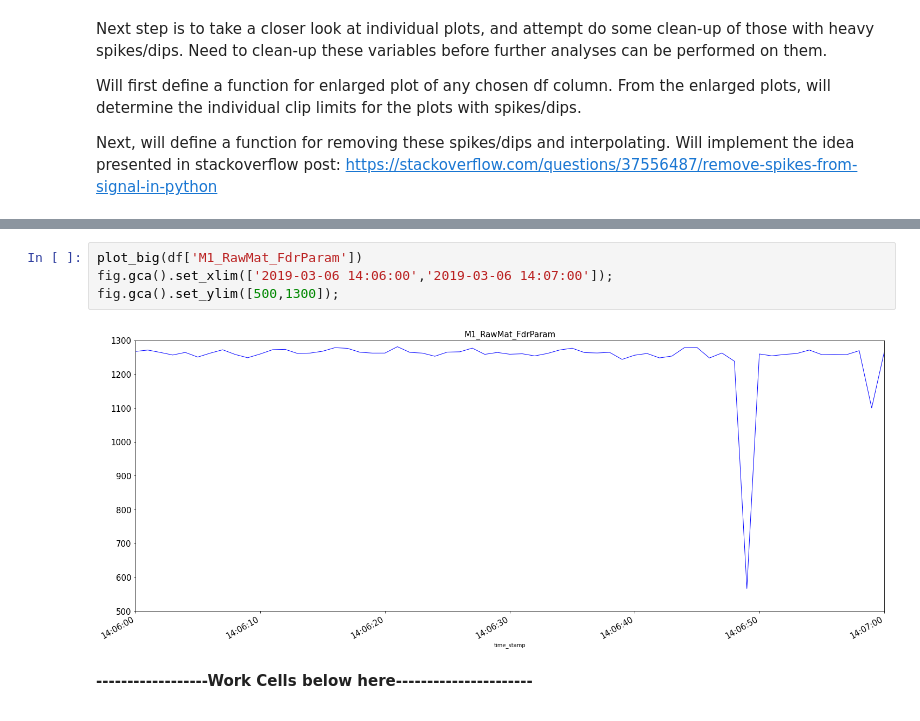
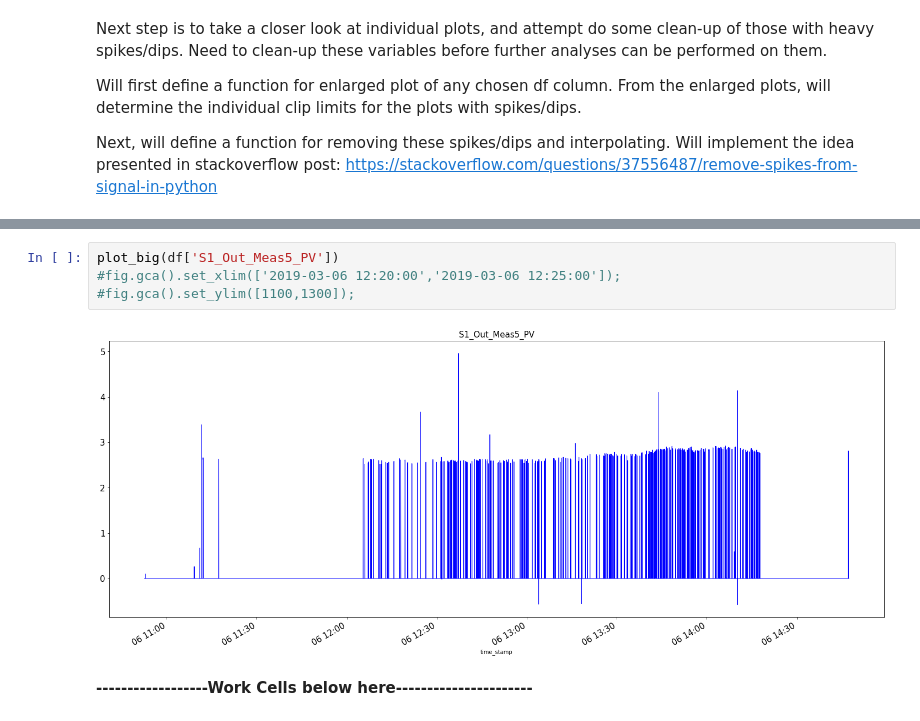
Before and after one commit to gbadeleye/Manufacturing-Projects, a Jupyter notebook: Multistage_Continuous_Flow_EDA.ipynb, the cells around one changed output, grey strips where cells are left out. Drawn from its saved outputs; the diff is of its cells as text.

```diff
--- a/Multistage_Continuous_Flow_EDA.ipynb
+++ b/Multistage_Continuous_Flow_EDA.ipynb
@@ -357,9 +363,9 @@ def de_spike(df_in,HIGH_CLIP,LOW_CLIP,SPAN,DELTA):
 # %%
-plot_big(df['M1_RawMat_FdrParam'])
-fig.gca().set_xlim(['2019-03-06 14:06:00','2019-03-06 14:07:00']);
-fig.gca().set_ylim([500,1300]);
+plot_big(df['S1_Out_Meas5_PV'])
+#fig.gca().set_xlim(['2019-03-06 12:20:00','2019-03-06 12:25:00']);
+#fig.gca().set_ylim([1100,1300]);
 # %% [output]
-[figure, old version]
+[figure, new version]
 # %% [markdown]
 **------------------Work Cells below here----------------------**
 # %%
```
Also changed, not shown: parts of 3 cells of this notebook.
